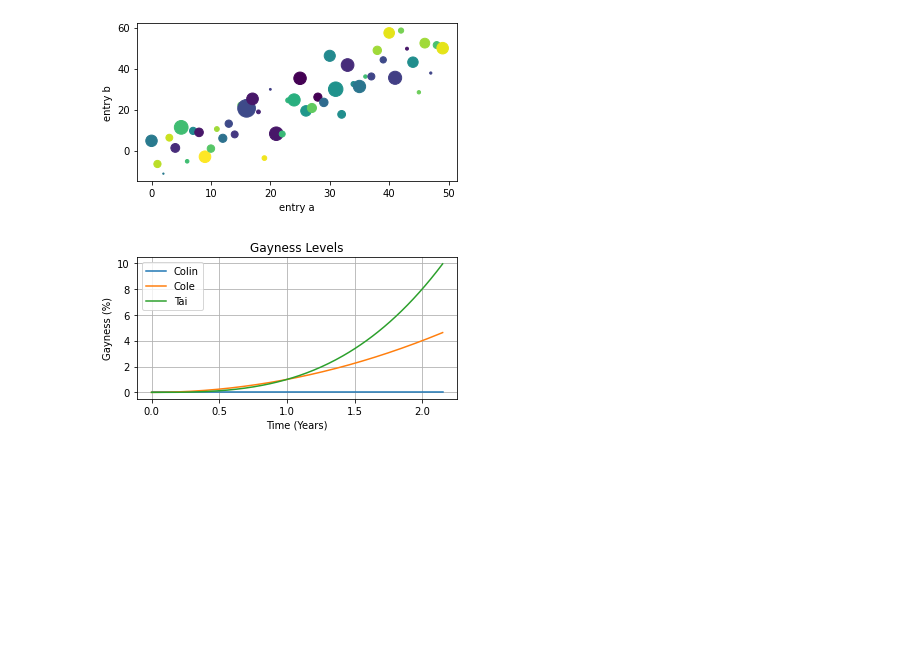
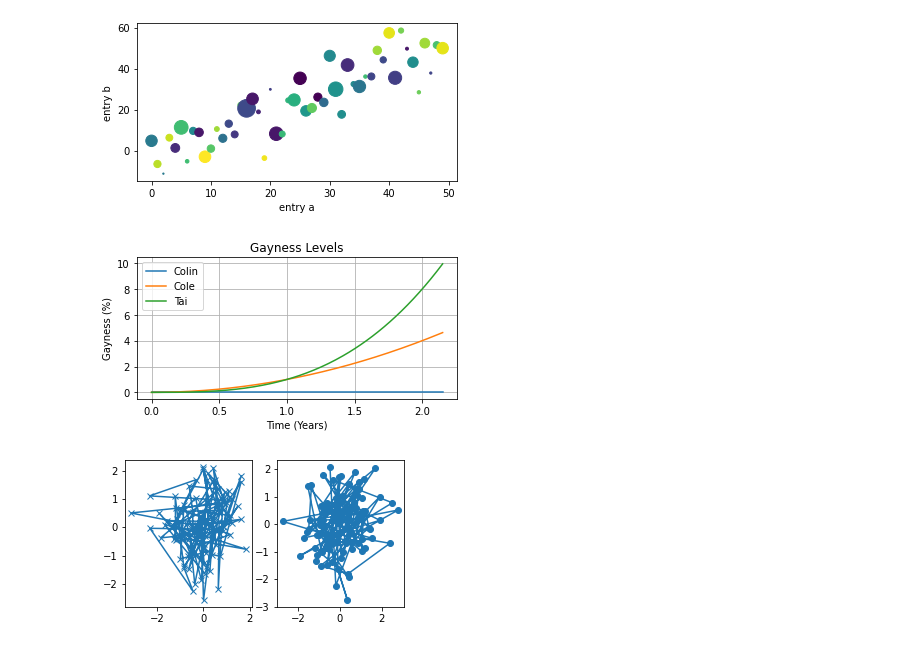
Before and after one commit to colinhas/Notebooks, a Jupyter notebook: Notebook 2.ipynb, the cells around one changed output. Drawn from its saved outputs; the diff is of its cells as text; code cells hidden in the pictures; blank space fills up the shorter version.

Commit message:
Weird Line Graph

```diff
--- a/Notebook 2.ipynb
+++ b/Notebook 2.ipynb
@@ -60,5 +60,7 @@ def my_plotter(ax, data1, data2, param_dict):
 # %%
 data1, data2, data3, data4 = np.random.randn(4, 100)
 fig, (ax1, ax2) = plt.subplots(1, 2, figsize=(5, 2.7))
-my plotter(ax1, data1, data2, {'marker': 'x'})
-my plotter(ax2, data3, data4, {'marker': 'o'});
+my_plotter(ax1, data1, data2, {'marker': 'x'})
+my_plotter(ax2, data3, data4, {'marker': 'o'});
+# %% [output]
+[figure, added]
```
Also changed, not shown: parts of 1 cell of this notebook.
